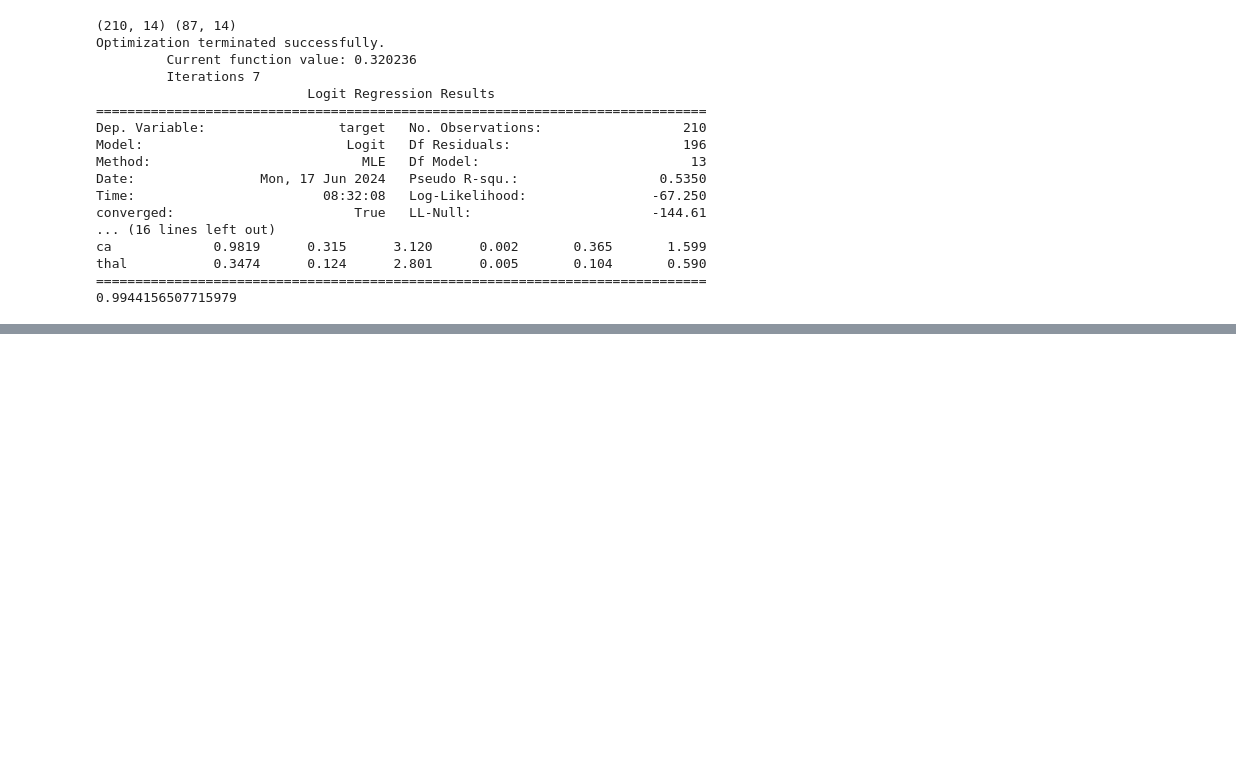
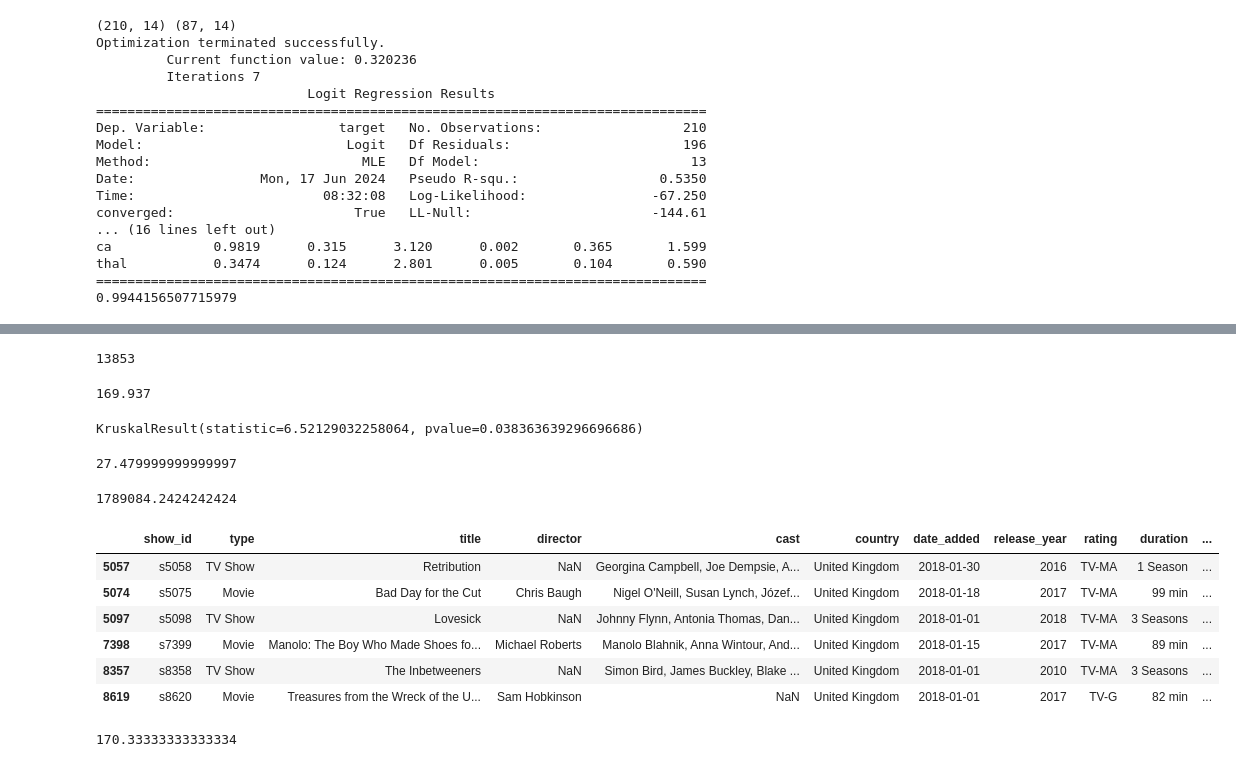
Before and after one commit to j2nhyeok/self-study, a Jupyter notebook: 빅분기 실기/데이터마님_기출_풀이.ipynb, the cells around one changed output, grey strips where cells are left out. Cells and saved outputs as stored; diff of their text form; code cells hidden in the pictures; blank space fills up the shorter version.

```diff
--- a/빅분기 실기/데이터마님_기출_풀이.ipynb
+++ b/빅분기 실기/데이터마님_기출_풀이.ipynb
@@ -1776,0 +2018,74 @@ thal           0.3474      0.124      2.801      0.005       0.104       0.590
+# %%
+import pandas as pd
+df = pd.read_csv('https://raw.githubusercontent.com/Datamanim/datarepo/main/krdatacertificate/e5_p1_3.csv')
+df['순유입인원'] = df[[x for x in df.columns if '전입' in x]].sum(axis=1) - df[[x for x in df.columns if '전출' in x ]].sum(axis=1)
+df.groupby('년도')['순유입인원'].max().sum()
+# %% [output]
+13853
+# %%
+import pandas as pd
+df= pd.read_csv('https://raw.githubusercontent.com/Datamanim/datarepo/main/krdatacertificate/e5_p3_1.csv')
+print(round(df['height'].mean(),3))
+# %% [output]
+169.937
+# %%
+import pandas as pd
+df= pd.read_csv('https://raw.githubusercontent.com/Datamanim/datarepo/main/krdatacertificate/e5_p3_2.csv')
+df.head()
+
+A = df[df['ID'] == 'A'].value
+B = df[df['ID'] == 'B'].value
+C = df[df['ID'] == 'C'].value
+
+from scipy import stats
+
+print(stats.kruskal(A, B, C))
+# %% [output]
+KruskalResult(statistic=6.52129032258064, pvalue=0.038363639296696686)
+# %%
+import pandas as pd
+df = pd.read_csv('https://raw.githubusercontent.com/Datamanim/datarepo/main/krdatacertificate/e4_p1_1.csv')
+df['Temperature'] = df['Temperature'].str.replace('*', '').astype(float)
+
+q3 = df.Temperature.quantile(0.75)
+q1 = df.Temperature.quantile(0.25)
+
+print(q3 -q1)
+# %% [output]
+27.479999999999997
+# %%
+import pandas as pd
+df = pd.read_csv('https://raw.githubusercontent.com/Datamanim/datarepo/main/krdatacertificate/e4_p1_2.csv')
+df['ratio'] = df['Likes'] / df['Comments']
+
+cond = df['ratio'] >= 20
+df = df[cond]
+cond = df['Keyword'] == 'minecraft'
+df = df[cond]
+df.Views.mean()
+# %% [output]
+1789084.2424242424
+# %%
+import pandas as pd
+df = pd.read_csv('https://raw.githubusercontent.com/Datamanim/datarepo/main/krdatacertificate/e4_p1_3.csv')
+
+df['date_added'] = df['date_added'].str.strip()
+df['date_added'] = pd.to_datetime(df['date_added'])
+df['temp'] = df['date_added'].dt.to_period('M')
+df['temp2'] = df['date_added'].dt.strftime('%Y-%m')
+cond = (df['temp'] == '2018-01') & (df['country'] == 'United Kingdom')
+df[cond]
+# %% [output]
+|  | show_id | type | title | director | cast | country | date_added | release_year | rating | duration | ... |
+| 5057 | s5058 | TV Show | Retribution | NaN | Georgina Campbell, Joe Dempsie, A... | United Kingdom | 2018-01-30 | 2016 | TV-MA | 1 Season | ... |
+| 5074 | s5075 | Movie | Bad Day for the Cut | Chris Baugh | Nigel O'Neill, Susan Lynch, Józef... | United Kingdom | 2018-01-18 | 2017 | TV-MA | 99 min | ... |
+| 5097 | s5098 | TV Show | Lovesick | NaN | Johnny Flynn, Antonia Thomas, Dan... | United Kingdom | 2018-01-01 | 2018 | TV-MA | 3 Seasons | ... |
+| 7398 | s7399 | Movie | Manolo: The Boy Who Made Shoes fo... | Michael Roberts | Manolo Blahnik, Anna Wintour, And... | United Kingdom | 2018-01-15 | 2017 | TV-MA | 89 min | ... |
+| 8357 | s8358 | TV Show | The Inbetweeners | NaN | Simon Bird, James Buckley, Blake ... | United Kingdom | 2018-01-01 | 2010 | TV-MA | 3 Seasons | ... |
+| 8619 | s8620 | Movie | Treasures from the Wreck of the U... | Sam Hobkinson | NaN | United Kingdom | 2018-01-01 | 2017 | TV-G | 82 min | ... |
+# %%
+import pandas as pd
+df= pd.read_csv('https://raw.githubusercontent.com/Datamanim/datarepo/main/krdatacertificate/e4_p3_1_.csv')
+df.groupby('학과').size().sum() / 6
+# %% [output]
+170.33333333333334
```
Also changed, not shown: parts of 10 cells of this notebook.
